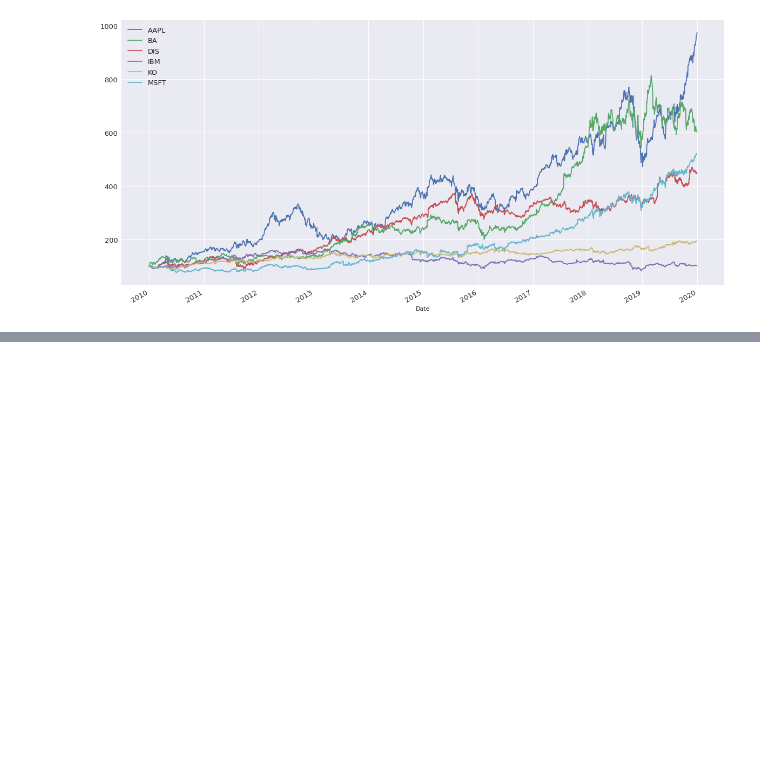
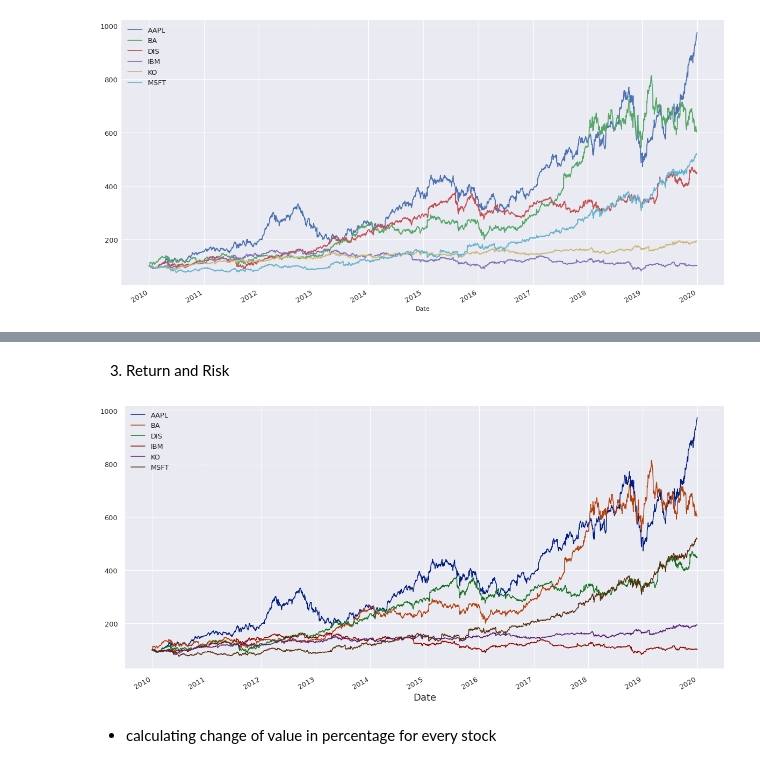
Before and after one commit to kevalsakhiya/pandas-Data-Science, a Jupyter notebook: finacial_analysis/finacial_analysis.ipynb, the cells around one changed output, grey strips where cells are left out. Drawn from its saved outputs; the diff is of its cells as text; code cells hidden in the pictures; blank space fills up the shorter version.

```diff
--- a/finacial_analysis/finacial_analysis.ipynb
+++ b/finacial_analysis/finacial_analysis.ipynb
@@ -79,0 +143,10 @@ plt.show()
+# %% [markdown]
+3. Return and Risk
+# %%
+norm_df.plot(figsize=(20, 10), fontsize=13)
+plt.legend(fontsize=13)
+plt.show()
+# %% [output]
+[figure, added]
+# %% [markdown]
+* calculating change of value in percentage for every stock
```
Also changed, not shown: parts of 25 cells of this notebook.
